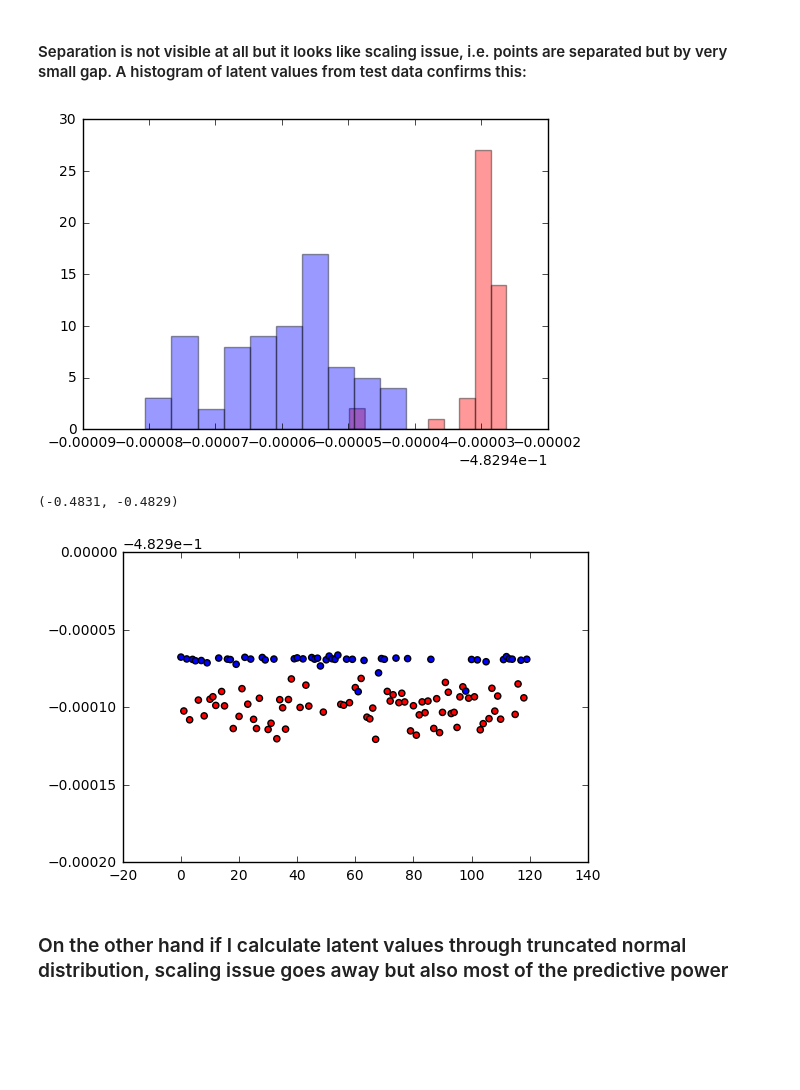
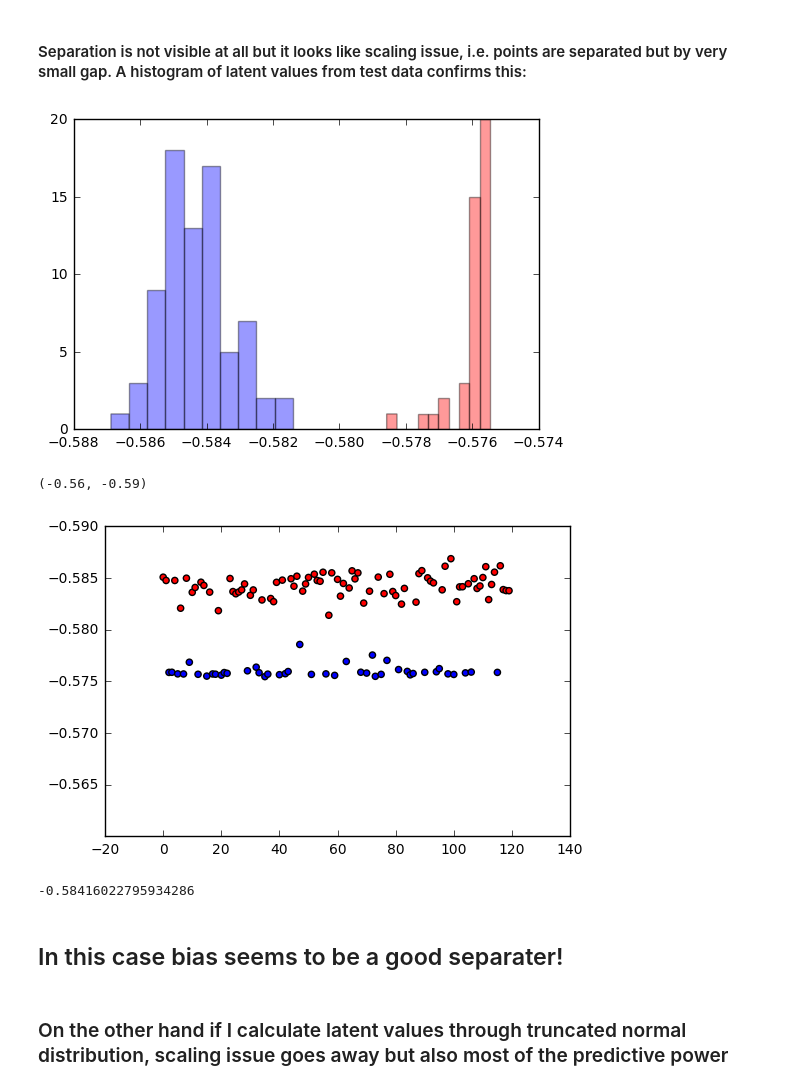
Before and after one commit to sudhNau/Baysian, a Jupyter notebook: WeirdBehave1.ipynb, the cells around one changed output. Cells and saved outputs as stored; diff of their text form; code cells hidden in the pictures; blank space fills up the shorter version.

```diff
--- a/WeirdBehave1.ipynb
+++ b/WeirdBehave1.ipynb
@@ -216,6 +216,7 @@ for i in range(100):
 # %%
 from scipy.stats import norm as norm
 def calculateTNMean(Mu,s=-1):
+    S = Mu.shape[1]
     if s != -1:
         S = s
     means = np.zeros(S)
@@ -274,6 +275,7 @@ plt.hist(WHatExp.T)
 # %% [markdown]
 ## Now checking performance on test data
 # %%
+Ytest = Y_test
 utestHatMeansBar = (Ytest*phiHatExpBar)* KpNn*KpnnInv*uHatVsBar
 #Update for u
 M = np.matrix(KpnnInv * KpNn.T)
@@ -301,22 +303,28 @@ plt.hist(ltest[L_test==1],color='r',alpha=0.4)
 plt.hist(ltest[L_test==-1],color='b',alpha=0.4)
 plt.show()
 # %% [output]
-[figure, old version]
+[figure, new version]
 # %%
 ### Rightly slow separation is visible if we zoom in the plot:
 # %%
 def getColor(l):
     if t < 0:
         return 'r'
     else:
         return 'b'
 
 plt.scatter(range(ltest.shape[0]),ltest,c=[getColor(t) for t in L_test])
-plt.ylim(-0.4831,-0.4829)
+plt.ylim(-0.56,-0.59)
 #plt.plot(L_test)
 # %% [output]
-(-0.4831, -0.4829)
+(-0.56, -0.59)
-[figure, old version]
+[figure, new version]
+# %%
+BHatExp[0,0]
+# %% [output]
+-0.58416022795934286
+# %% [markdown]
+## In this case bias seems to be a good separater!
 # %% [markdown]
 ### On the other hand if I calculate latent values through truncated normal distribution, scaling issue goes away but also most of the predictive power
 # %%
```
Also changed, not shown: parts of 6 cells of this notebook.
